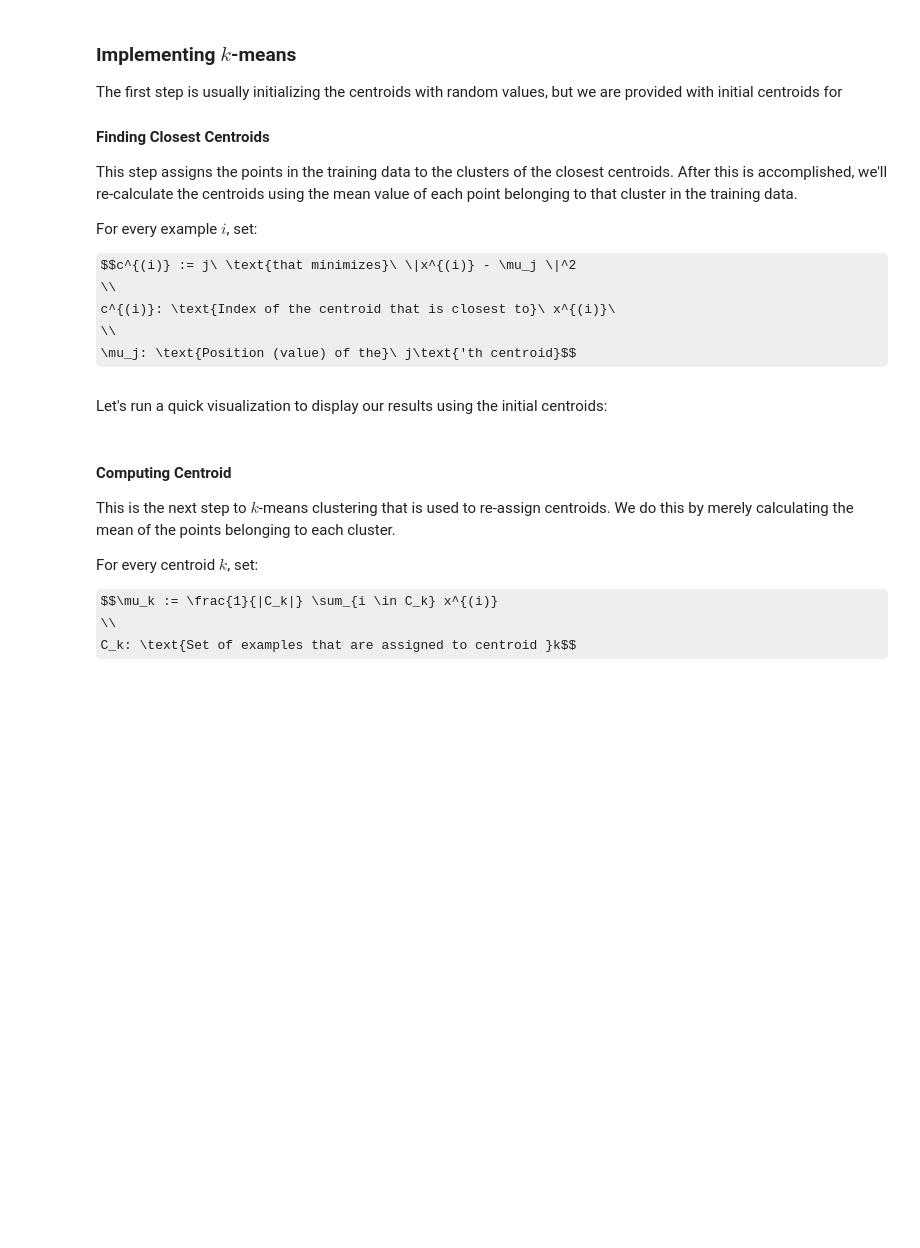
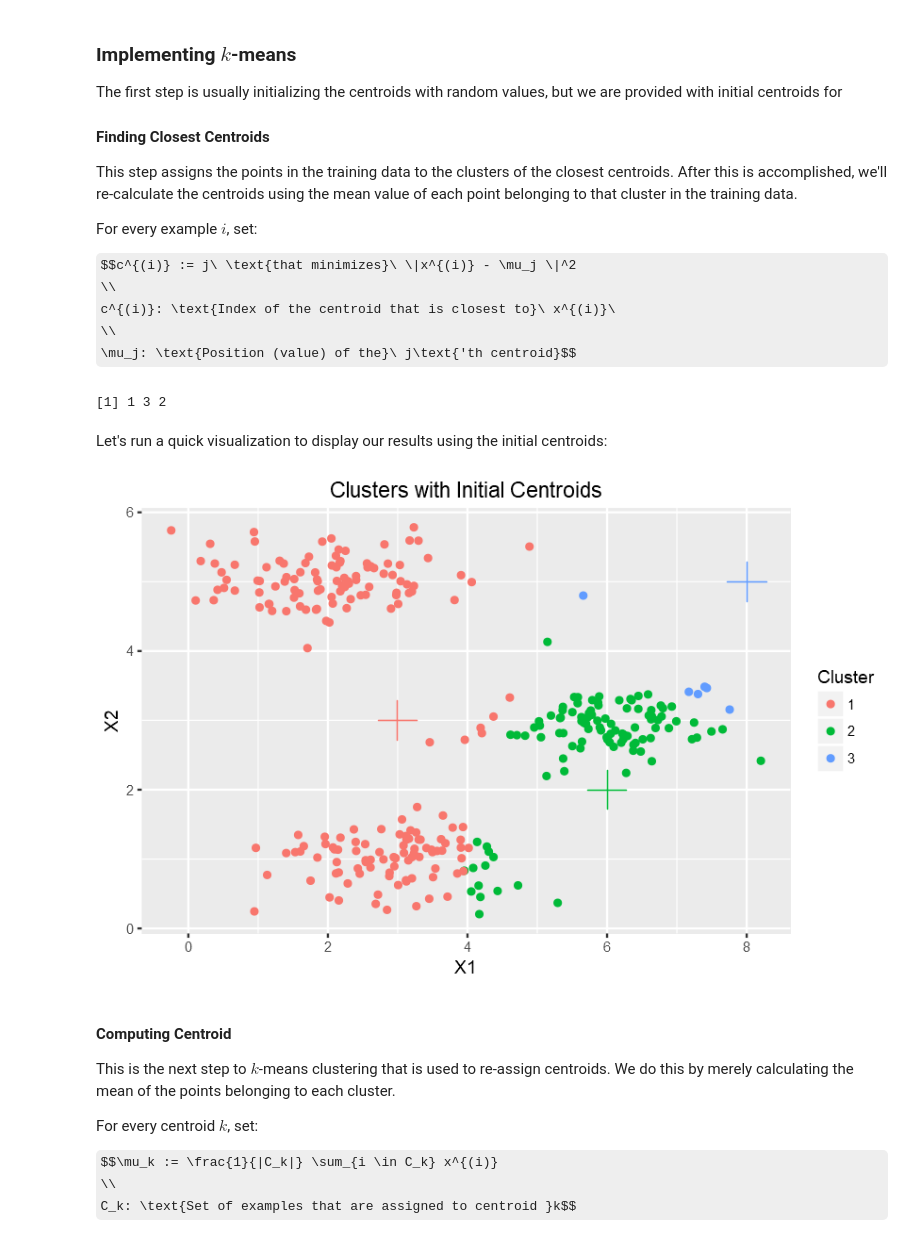
Before and after one commit to JeffMacaluso/Misc, a Jupyter notebook: MachineLearningMOOC/Ex7 R - k-means Clustering and Principal Component Analysis.ipynb, the cells around one changed output. Drawn from its saved outputs; the diff is of its cells as text; code cells hidden in the pictures; some formulas as TeX source; blank space fills up the shorter version.

Commit message:
Added cluster assignment function

```diff
--- a/MachineLearningMOOC/Ex7 R - k-means Clustering and Principal Component Analysis.ipynb
+++ b/MachineLearningMOOC/Ex7 R - k-means Clustering and Principal Component Analysis.ipynb
@@ -60,8 +58,57 @@ $$c^{(i)} := j\ \text{that minimizes}\ \|x^{(i)} - \mu_j \|^2
 c^{(i)}: \text{Index of the centroid that is closest to}\ x^{(i)}\
 \\
 \mu_j: \text{Position (value) of the}\ j\text{'th centroid}$$
+# %%
+find_centroid <- function(X, centroids) {
+  # Finds the centroid with the lowest squared error
+  # for an individual record
+
+  # Calculating the squared error for each centroid
+  error <- sweep(centroids, MARGIN=2, X, FUN='-')^2  # sweep subtracts each row by a vector
+  error <- rowSums(error)
+
+  # Finds the index of the centroid with the lowest error
+  cluster <- which.min(error)
+  return(cluster)
+}
+
+
+assign_centroid <- function(X, centroids) {
+  # Assigns a cluster number to each row of a data set
+  cluster <- apply(X, 1, find_centroid, centroids=centroids)
+
+  return(cluster)
+}
+
+
+# Creating initial centroids in order to test the function
+initialCentroids <- matrix(data=c(3, 3,
+                                  6, 2,
+                                  8, 5),
+                           ncol=2, byrow=TRUE)
+
+# Testing the function
+assign_centroid(X, initialCentroids)[1:3]
+# %% [output]
+[1] 1 3 2
 # %% [markdown]
 Let's run a quick visualization to display our results using the initial centroids:
+# %%
+# Adding the clusters to the data frame for plotting
+df$Cluster <- assign_centroid(X, initialCentroids)
+df$Cluster <- as.factor(df$Cluster)
+
+# Creating a data frame out of the centroids for ggplot
+dfCentroids <- data.frame(initialCentroids, Cluster = as.factor(c(1,2,3)))
+
+# Plotting
+ggplot(df) +
+  geom_point(aes(x=X1, y=X2, color=Cluster)) +
+  geom_point(data=dfCentroids, aes(x=X1, y=X2, color=Cluster),
+             show.legend=FALSE, size=8, shape=3) +
+  ggtitle("Clusters with Initial Centroids")
+# %% [output]
+[figure, added]
 # %% [markdown]
 #### Computing Centroid
 
```
Also changed, not shown: parts of 2 cells of this notebook.
